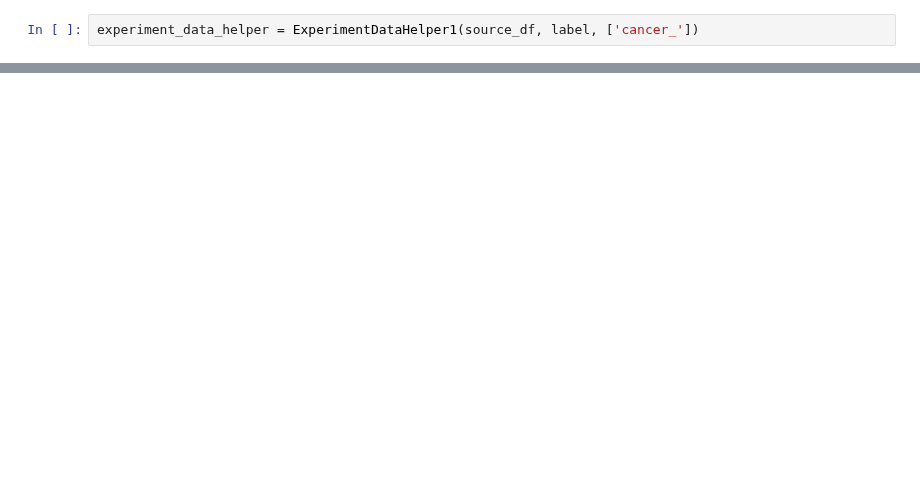
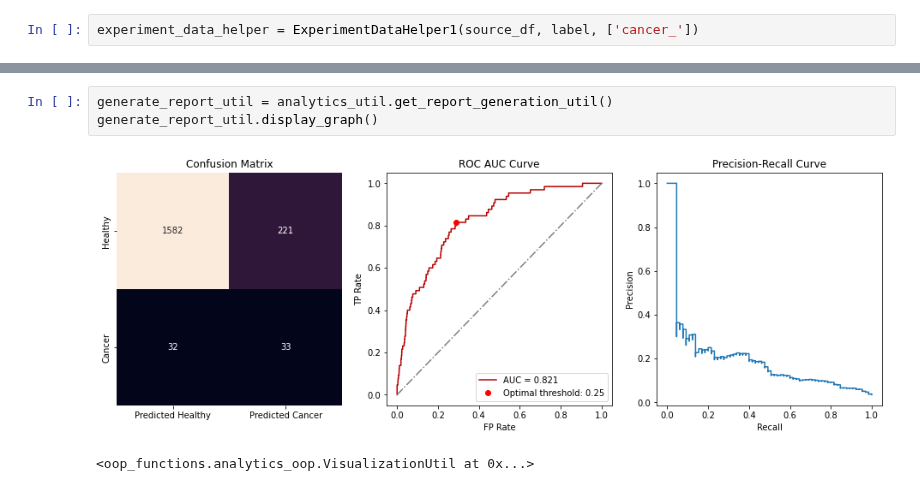
Before and after one commit to fedorenkood/ovarian_cancer_models, a Jupyter notebook: testing.ipynb, the cells around one changed output, grey strips where cells are left out. Drawn from its saved outputs; the diff is of its cells as text; blank space fills up the shorter version.

```diff
--- a/testing.ipynb
+++ b/testing.ipynb
@@ -47,0 +58,6 @@ experiment_data_helper.data_util
+# %%
+generate_report_util = analytics_util.get_report_generation_util()
+generate_report_util.display_graph()
+# %% [output]
+[figure, added]
+<oop_functions.analytics_oop.VisualizationUtil at 0x...>
```
Also changed, not shown: parts of 6 cells of this notebook, 2 other files.
